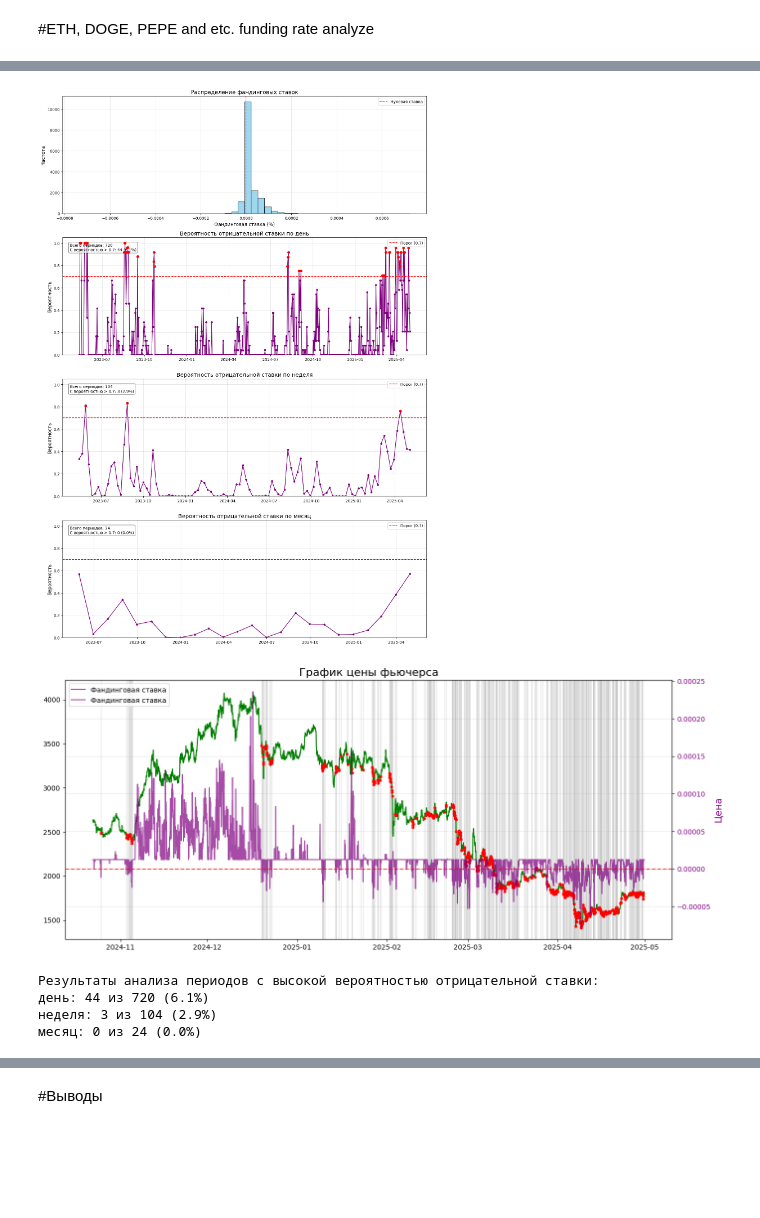
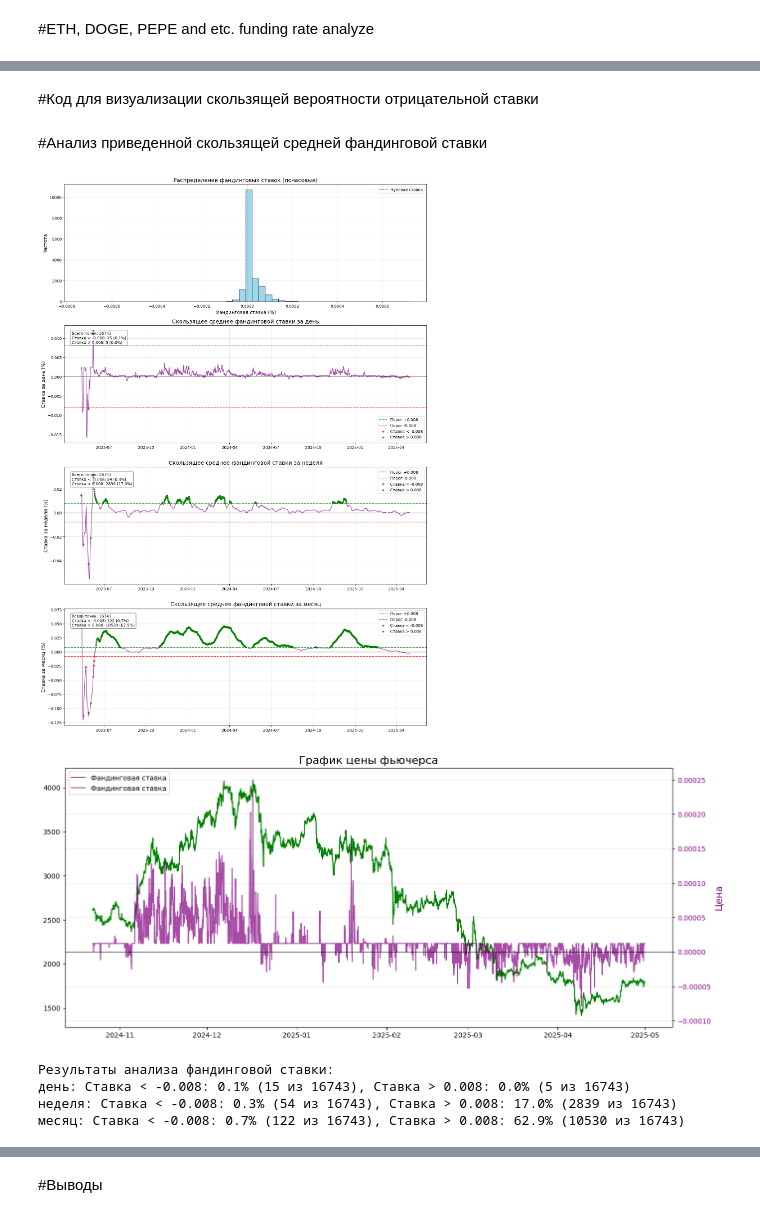
Before and after one commit to pudovikoff/crypto_strategy, a Jupyter notebook: managed_basis_strategy/Funding_rate_analyze.ipynb, the cells around one changed output, grey strips where cells are left out. Cells and saved outputs as stored; diff of their text form; code cells hidden in the pictures; blank space fills up the shorter version.

```diff
--- a/managed_basis_strategy/Funding_rate_analyze.ipynb
+++ b/managed_basis_strategy/Funding_rate_analyze.ipynb
@@ -32,6 +34,8 @@ from typing import Optional
 # %%
 start_time = datetime(2023, 1, 1, tzinfo=UTC)
 end_time = datetime(2025, 5, 1, tzinfo=UTC)
+# %% [markdown]
+#Код для визуализации скользящей вероятности отрицательной ставки
 # %%
 import pandas as pd
 import numpy as np
@@ -204,0 +232,2 @@ def plot_futures_price(futures_df, rate_df=None, rate_col='rate', price_col='pri
+# %% [markdown]
+#Анализ приведенной скользящей средней фандинговой ставки
@@ -205,29 +477,28 @@ def plot_futures_price(futures_df, rate_df=None, rate_col='rate', price_col='pri
 # %%
-# Генерация тестовых данных
-# Анализируем данные
 ETH_frs = HyperliquidFundingRatesLoader(ticker = 'ETH', start_time=start_time, end_time=end_time).read(with_run=True)
 ETH_future_prices = HyperLiquidPerpsPricesLoader(ticker='ETH', interval='1h', start_time=start_time, end_time=end_time).read(with_run=True)
 
-results, _ = analyze_negative_funding_periods(
+threshold = 0.008
+results, period_data = analyze_funding_rate_moving_average(
     ETH_frs,
-    threshold_prob=0.7,
+    threshold=0.008,
     figsize=(14, 20),
-    periods={'день': 'D', 'неделя': 'W', 'месяц': 'M'}
+    periods={'день': ('1D', 24), 'неделя': ('7D', 168), 'месяц': ('30D', 720)}
 )
 
-plot_futures_price(ETH_future_prices, ETH_frs)
+plot_futures_price(ETH_future_prices, ETH_frs, threshold=0.008)
 
-print("\nРезультаты анализа периодов с высокой вероятностью отрицательной ставки:")
+print("\nРезультаты анализа фандинговой ставки:")
 for period, stats in results.items():
-    print(f"{period}: {stats['high_prob_periods']} из {stats['total_periods']} "
-          f"({stats['percentage']:.1f}%)")
+    print(f"{period}: Ставка < -{threshold}: {stats['negative_threshold_percentage']:.1f}% ({stats['negative_threshold_periods']} из {stats['total_periods']}), "
+          f"Ставка > {threshold}: {stats['positive_threshold_percentage']:.1f}% ({stats['positive_threshold_periods']} из {stats['total_periods']})")
 # %% [output]
-[figure, old version]
+[figure, new version]
-[figure, old version]
+[figure, new version]
-Результаты анализа периодов с высокой вероятностью отрицательной ставки:
-день: 44 из 720 (6.1%)
-неделя: 3 из 104 (2.9%)
-месяц: 0 из 24 (0.0%)
+Результаты анализа фандинговой ставки:
+день: Ставка < -0.008: 0.1% (15 из 16743), Ставка > 0.008: 0.0% (5 из 16743)
+неделя: Ставка < -0.008: 0.3% (54 из 16743), Ставка > 0.008: 17.0% (2839 из 16743)
+месяц: Ставка < -0.008: 0.7% (122 из 16743), Ставка > 0.008: 62.9% (10530 из 16743)
 # %%
 DOGE_frs = HyperliquidFundingRatesLoader(ticker = 'DOGE', start_time=start_time, end_time=end_time).read(with_run=True)
 DOGE_futures_prices = HyperLiquidPerpsPricesLoader(ticker='DOGE', interval='1h', start_time=start_time, end_time=end_time).read(with_run=True)
```
Also changed, not shown: parts of 18 cells of this notebook.
